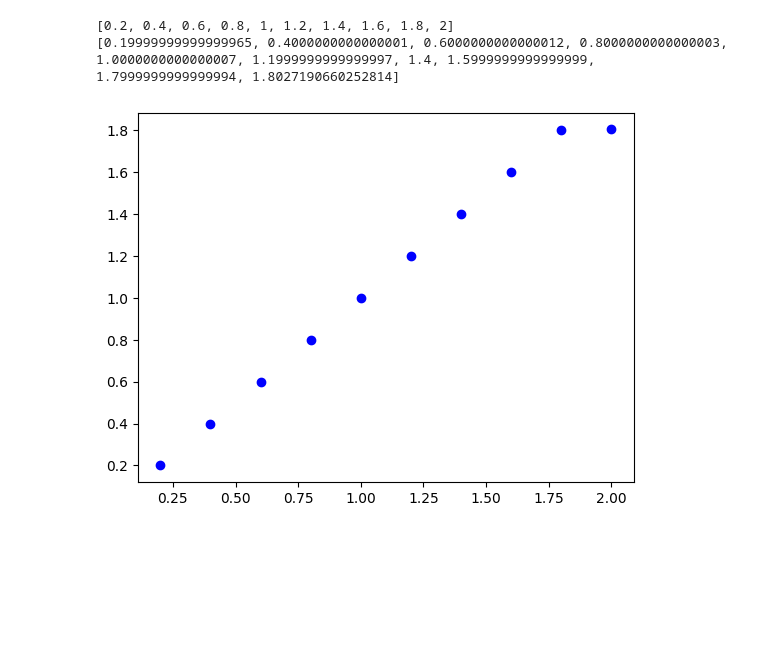
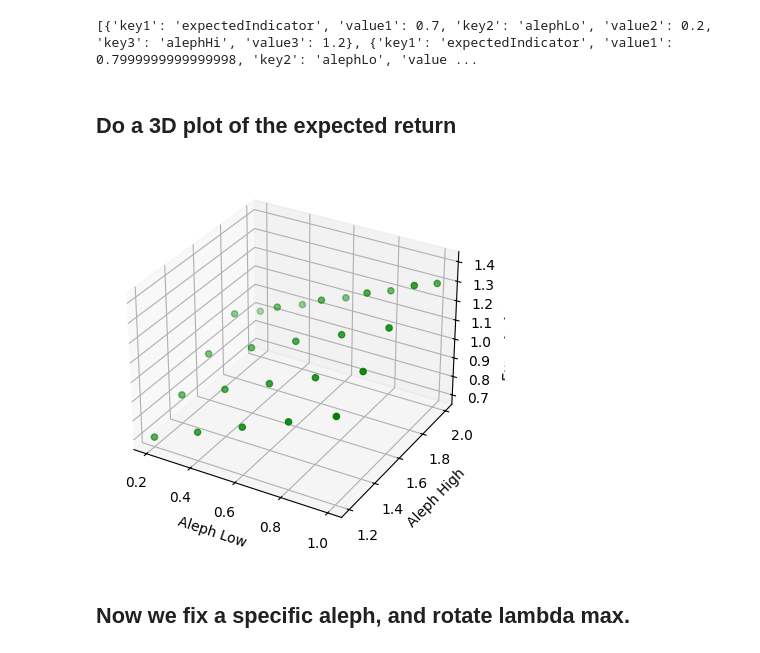
Before and after one commit to v1ta111/webppl-agents-satisfia, a Jupyter notebook: auswertung.ipynb, the cells around one changed output. Cells and saved outputs as stored; diff of their text form; code cells hidden in the pictures; blank space fills up the shorter version.

Commit message:
added some experiments like looping over alephlo alephhi, or keeping aleph fixed and changing maxlambda, minlambda

```diff
--- a/auswertung.ipynb
+++ b/auswertung.ipynb
@@ -9,26 +22,18 @@ with open('output.json', 'r') as json_file:
     # Load the JSON data
     data = json.load(json_file)
 
-alephs = []
-expectedindicator = []
+alephLos = []
+alephHis = []
+expectedreturn = []
+
+print(data)
 
 
 
 # Access the data
 for element in data:
-    expectedindicator.append(element['value1'])
-    alephs.append(element['value2'])
+    expectedreturn.append(element['value1'])
+    alephLos.append(element['value2'])
+    alephHis.append(element['value3'])
+# %% [output]
+[{'key1': 'expectedIndicator', 'value1': 0.7, 'key2': 'alephLo', 'value2': 0.2, 'key3': 'alephHi', 'value3': 1.2}, {'key1': 'expectedIndicator', 'value1': 0.7999999999999998, 'key2': 'alephLo', 'value ...
-# %%
-print(alephs)
-print(expectedindicator)
-# %% [output]
-[0.2, 0.4, 0.6, 0.8, 1, 1.2, 1.4, 1.6, 1.8, 2]
-[0.19999999999999965, 0.4000000000000001, 0.6000000000000012, 0.8000000000000003, 1.0000000000000007, 1.1999999999999997, 1.4, 1.5999999999999999, 1.7999999999999994, 1.8027190660252814]
-# %%
-import matplotlib.pyplot as plt
-import numpy as np
-%matplotlib inline
-plt.scatter(alephs, expectedindicator, label='aleph vs. expected indicator', color='blue')
-plt.savefig('example_plot.png')
-# %% [output]
-[figure, removed]
@@ -37,0 +40,39 @@ where there is a somehow linear relationship and where not """
+# %% [markdown]
+## Do a 3D plot of the expected return
+# %%
+import numpy as np
+import matplotlib.pyplot as plt
+from mpl_toolkits.mplot3d import Axes3D
+
+# Create a 5x5 grid of values (you can replace this with your data)
+grid_values = np.random.rand(5, 5)
+
+# Create a mesh grid for x and y values
+x, y = np.array(alephLos), np.array(alephHis)
+
+# Flatten the grid and corresponding values
+x_flat = x.flatten()
+y_flat = y.flatten()
+z_flat = np.array(expectedreturn).reshape(25,)
+
+# Create a 3D plot
+fig = plt.figure()
+ax = fig.add_subplot(111, projection='3d')
+
+colors = np.where((z_flat >= x_flat) & (z_flat <= y_flat), 'green', 'red')
+
+
+# Scatter plot for each combination of values
+ax.scatter(x_flat, y_flat, z_flat, c= colors, cmap='viridis')
+
+# Set labels for axes
+ax.set_xlabel('Aleph Low')
+ax.set_ylabel('Aleph High')
+ax.set_zlabel('Expected Return')
+
+# Show the plot
+plt.show()
+# %% [output]
+[figure, added]
+# %% [markdown]
+## Now we fix a specific aleph, and rotate lambda max.
```
Also changed, not shown: parts of 9 cells of this notebook, 1 other file.
